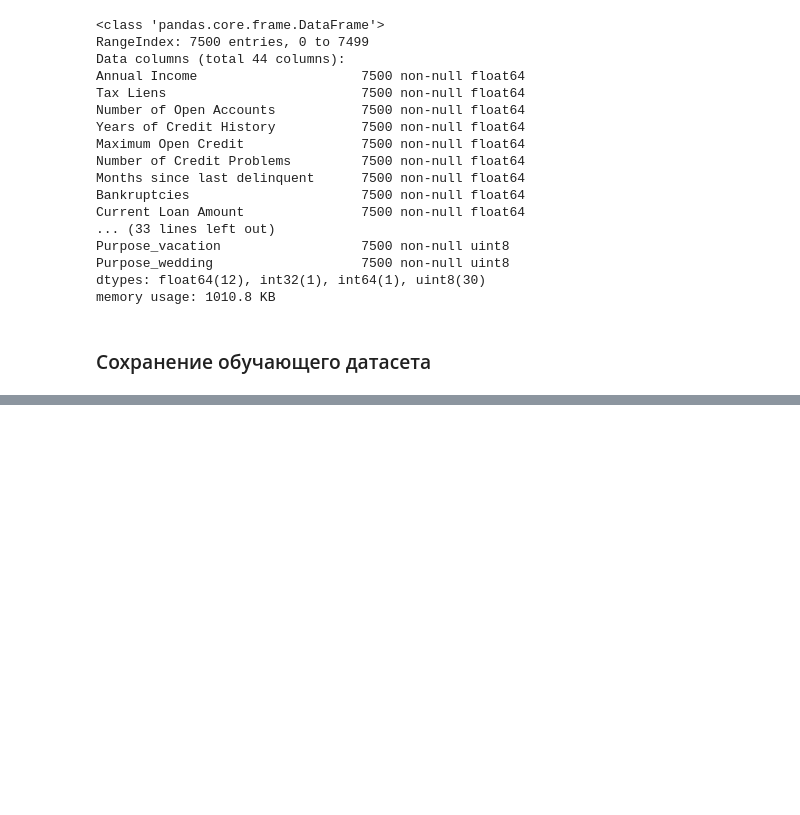
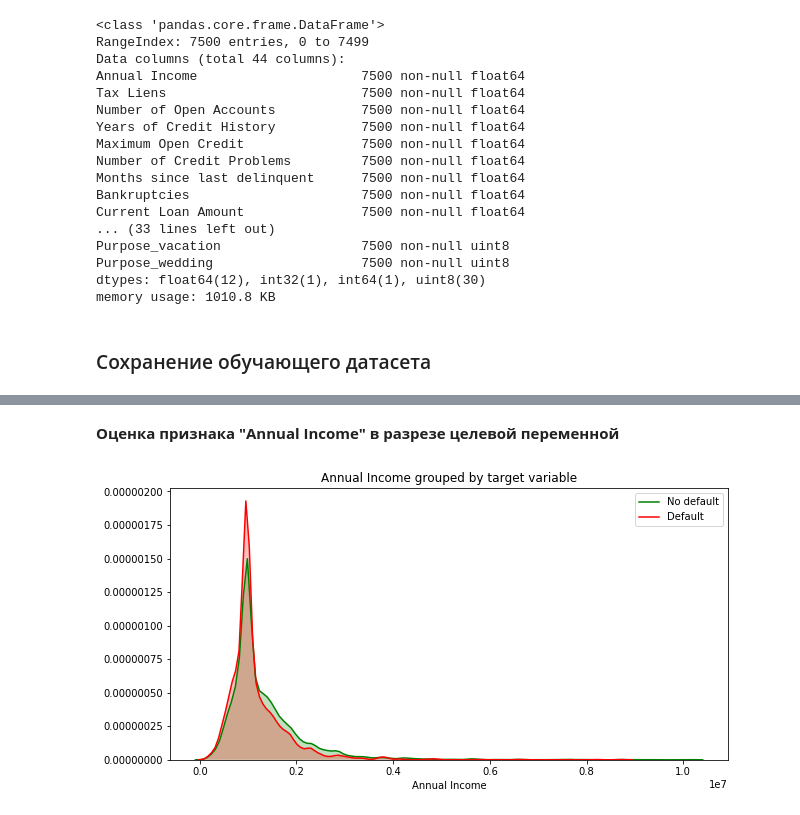
Before and after one commit to gulchitai/python4ds2, a Jupyter notebook: Course project/GSych_solution.ipynb, the cells around one changed output, grey strips where cells are left out. Drawn from its saved outputs; the diff is of its cells as text; code cells hidden in the pictures; blank space fills up the shorter version.

```diff
--- a/Course project/GSych_solution.ipynb
+++ b/Course project/GSych_solution.ipynb
@@ -322,0 +385,18 @@ df_train.to_csv(PREP_DATASET_PATH, index=False, encoding='utf-8')
+# %% [markdown]
+**Оценка признака "Annual Income" в разрезе целевой переменной**
+# %%
+limit_bal_with_target_s = df[['Annual Income', TARGET_NAME]]
+limit_bal_s = limit_bal_with_target_s['Annual Income']
+limit_bal_target_0 = limit_bal_s[limit_bal_with_target_s[TARGET_NAME] == 0]
+limit_bal_target_1 = limit_bal_s[limit_bal_with_target_s[TARGET_NAME] == 1]
+
+plt.figure(figsize=(10, 5))
+
+sns.kdeplot(limit_bal_target_0, shade=True, label='No default', color='g')
+sns.kdeplot(limit_bal_target_1, shade=True, label='Default', color='r')
+
+plt.xlabel('Annual Income')
+plt.title('Annual Income grouped by target variable')
+plt.show()
+# %% [output]
+[figure, added]
```
Also changed, not shown: parts of 14 cells of this notebook, 1 other file.
